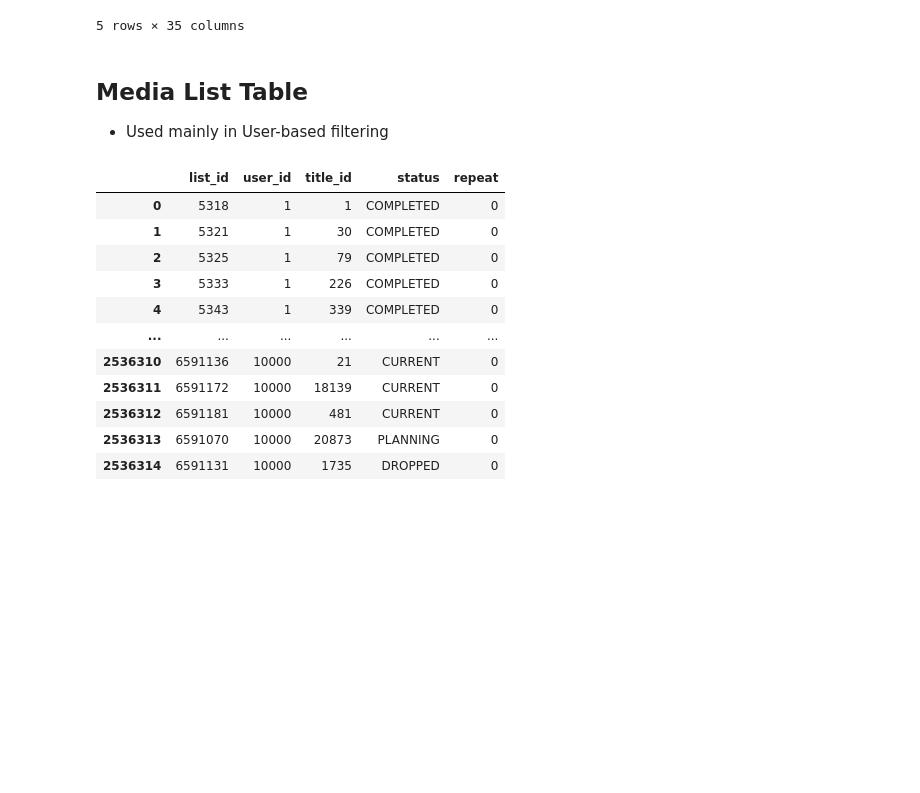
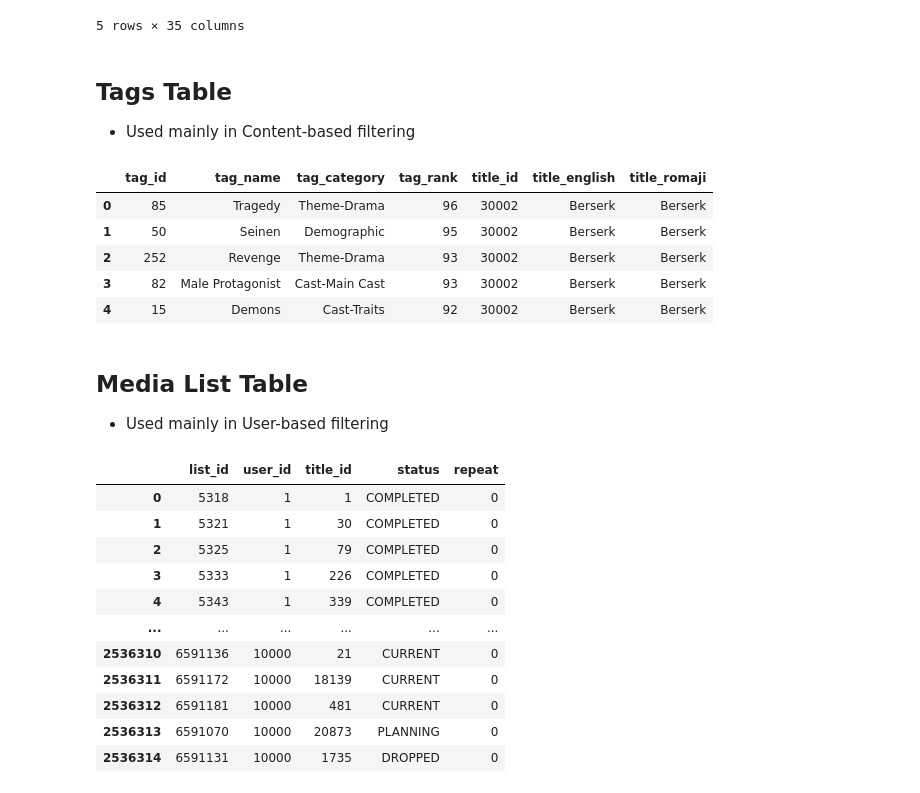
Before and after one commit to doyoung-umich/pj_otaku, a Jupyter notebook: 0.Data Retrieval/Dataset Walkthrough.ipynb, the cells around one changed output. Drawn from its saved outputs; the diff is of its cells as text; code cells hidden in the pictures; blank space fills up the shorter version.

```diff
--- a/0.Data Retrieval/Dataset Walkthrough.ipynb
+++ b/0.Data Retrieval/Dataset Walkthrough.ipynb
@@ -25,6 +25,20 @@ display(df_titles.head())
 | 3 | 30013 | One Piece | ONE PIECE | MANGA | NaN | 1997.0 | NaN | NaN | ... |
 | 4 | 30656 | Vagabond | Vagabond | MANGA | NaN | 1999.0 | NaN | NaN | ... |
 5 rows × 35 columns
+# %% [markdown]
+## Tags Table
+
+- Used mainly in Content-based filtering
+# %%
+df_tags = pd.read_csv("../assets/tags_200p.csv")
+display(df_tags.head())
+# %% [output]
+|  | tag_id | tag_name | tag_category | tag_rank | title_id | title_english | title_romaji |
+| 0 | 85 | Tragedy | Theme-Drama | 96 | 30002 | Berserk | Berserk |
+| 1 | 50 | Seinen | Demographic | 95 | 30002 | Berserk | Berserk |
+| 2 | 252 | Revenge | Theme-Drama | 93 | 30002 | Berserk | Berserk |
+| 3 | 82 | Male Protagonist | Cast-Main Cast | 93 | 30002 | Berserk | Berserk |
+| 4 | 15 | Demons | Cast-Traits | 92 | 30002 | Berserk | Berserk |
 # %% [markdown]
 ## Media List Table
 
```
